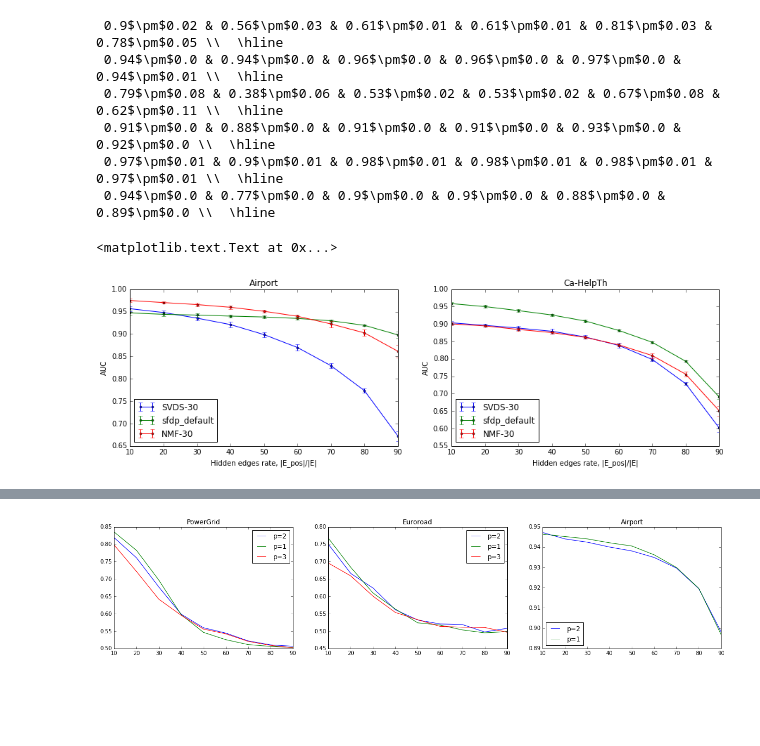
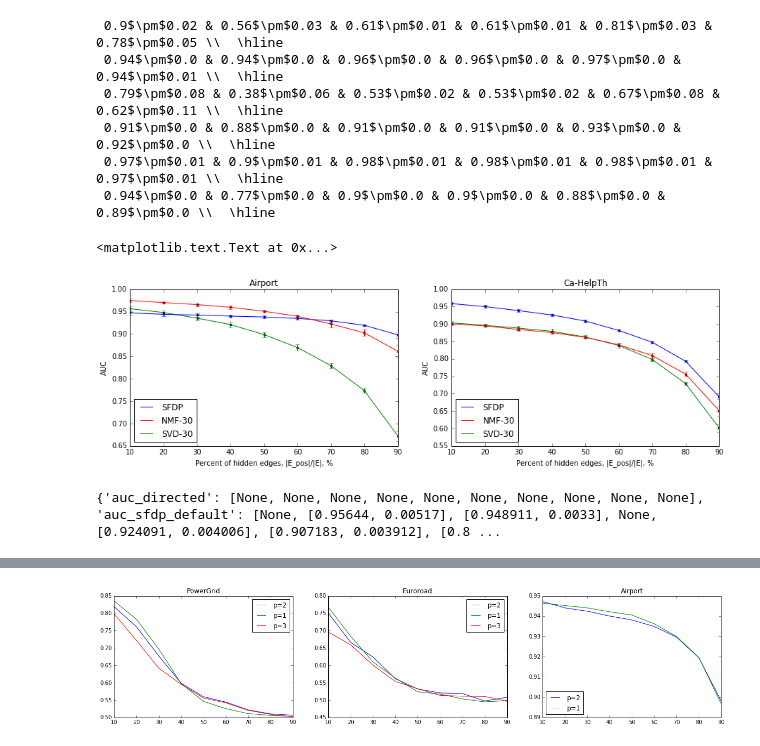
Before and after one commit to KashinYana/link-prediction, a Jupyter notebook: Degeneration.ipynb, the cells around one changed output, grey strips where cells are left out. Cells and saved outputs as stored; diff of their text form; code cells hidden in the pictures; blank space fills up the shorter version.

```diff
--- a/Degeneration.ipynb
+++ b/Degeneration.ipynb
@@ -475,48 +475,60 @@ print_latex_table(30, auc_cahelp)
  0.97$\pm$0.01 & 0.9$\pm$0.01 & 0.98$\pm$0.01 & 0.98$\pm$0.01 & 0.98$\pm$0.01 & 0.97$\pm$0.01 \\  \hline
  0.94$\pm$0.0 & 0.77$\pm$0.0 & 0.9$\pm$0.0 & 0.9$\pm$0.0 & 0.88$\pm$0.0 & 0.89$\pm$0.0 \\  \hline
 # %%
+import matplotlib.lines as mlines
+
 plt.figure(figsize=(15,4))
 
 plt.subplot(1,2,1)
 #plt.plot(N, get_score(auc_airport["auc_sfdp_default"]), label='sfdp_default')
 #plt.plot(N, get_score(auc_airport["auc_NMF_30"]), label='NMF-30')
 #plt.plot(N, get_score(auc_airport["auc_SVDS_30"]), label='SVDS-30')
 
 def get_err(auc):
     return [ x[1] for x in auc[1:]]
 
 plt.errorbar(N, get_score(auc_airport["auc_SVDS_30"]), yerr=get_err(auc_airport["auc_SVDS_30"])
-            , fmt='-o', markersize=3, label='SVDS-30')
+            , fmt='-o', markersize=3, label='SVDS-30', color='green')
 
 plt.errorbar(N, get_score(auc_airport["auc_sfdp_default"]), yerr=get_err(auc_airport["auc_sfdp_default"])
-            , fmt='-o', marker='o', markersize=3, label='sfdp_default')
+            , fmt='-o', marker='o', markersize=3, label='sfdp_default', color='blue')
 plt.errorbar(N, get_score(auc_airport["auc_NMF_30"]),yerr=get_err(auc_airport["auc_NMF_30"])
-            , fmt='-o', marker='o', markersize=3, label='NMF-30')
+            , fmt='-o', marker='o', markersize=3, label='NMF-30', color='red')
 
-plt.xlabel('Hidden edges rate, |E_pos|/|E|')
+plt.xlabel('Percent of hidden edges, |E_pos|/|E|, %')
 plt.ylabel('AUC')
-plt.legend(loc=3)
+
+sfdp = mlines.Line2D([], [], color='blue')
+nmf = mlines.Line2D([], [], color='red')
+svd = mlines.Line2D([], [], color='green')
+plt.legend([sfdp, nmf, svd], ["SFDP", "NMF-30", "SVD-30"], fontsize = 'large', loc=3)
+
 plt.title('Airport')
 
 plt.subplot(1,2,2)
 
 
 plt.errorbar(N, get_score(auc_cacit["auc_SVDS_30"]), yerr=get_err(auc_airport["auc_SVDS_30"])
-            , fmt='-o', markersize=3, label='SVDS-30')
+            , fmt='-o', markersize=3, label='SVDS-30', color='green')
 
 plt.errorbar(N, get_score(auc_cacit["auc_sfdp_default"]), yerr=get_err(auc_airport["auc_sfdp_default"])
-            , fmt='-o', marker='o', markersize=3, label='sfdp_default')
+            , fmt='-o', marker='o', markersize=3, label='sfdp_default', color='blue')
 plt.errorbar(N, get_score(auc_cacit["auc_NMF_30"]),yerr=get_err(auc_airport["auc_NMF_30"])
-            , fmt='-o', marker='o', markersize=3, label='NMF-30')
+            , fmt='-o', marker='o', markersize=3, label='NMF-30', color='red')
 
-#plt.plot(N, get_score(auc_cacit["auc_sfdp_default"]), label='sfdp_default')
-#plt.plot(N, get_score(auc_cacit["auc_NMF_30"]), label='NMF-30')
-#plt.plot(N, get_score(auc_cacit["auc_SVDS_30"]), label='SVDS-30')
+sfdp = mlines.Line2D([], [], color='blue')
+nmf = mlines.Line2D([], [], color='red')
+svd = mlines.Line2D([], [], color='green')
 
-plt.xlabel('Hidden edges rate, |E_pos|/|E|')
+plt.xlabel('Percent of hidden edges, |E_pos|/|E|, %')
 plt.ylabel('AUC')
-plt.legend(loc=3)
+plt.legend([sfdp, nmf, svd], ["SFDP", "NMF-30", "SVD-30"], fontsize = 'large', loc=3)
 plt.title('Ca-HelpTh')
 # %% [output]
 <matplotlib.text.Text at 0x...>
-[figure, old version]
+[figure, new version]
+# %%
+auc_cacit_1 = extract_data('Ca-HelpTh_p_1.txt')
+print auc_cacit_1
+# %% [output]
+{'auc_directed': [None, None, None, None, None, None, None, None, None, None], 'auc_sfdp_default': [None, [0.95644, 0.00517], [0.948911, 0.0033], None, [0.924091, 0.004006], [0.907183, 0.003912], [0.8 ...
```
Also changed, not shown: parts of 1 cell of this notebook.
